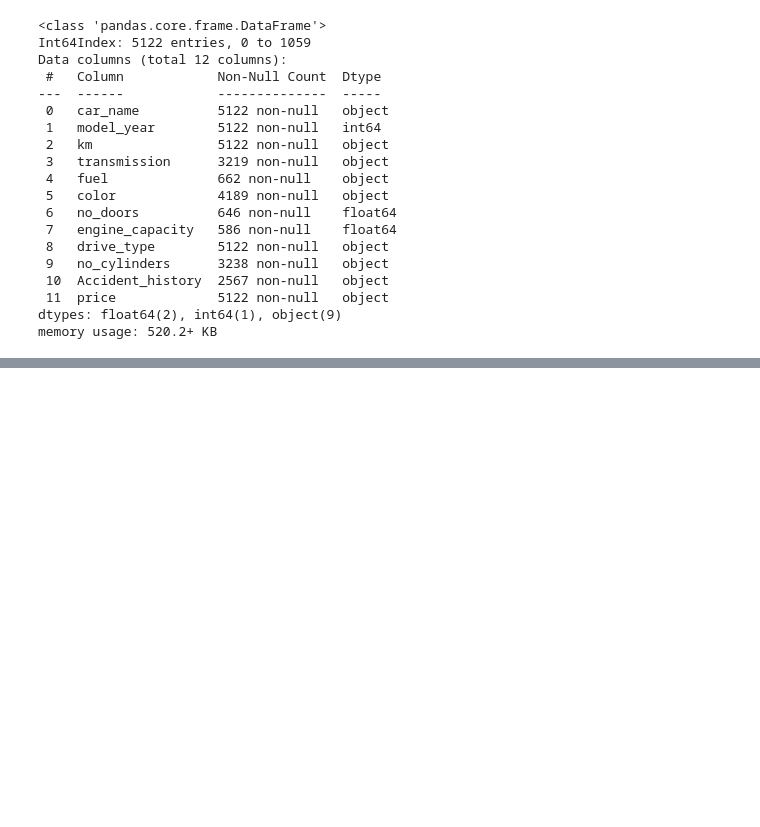
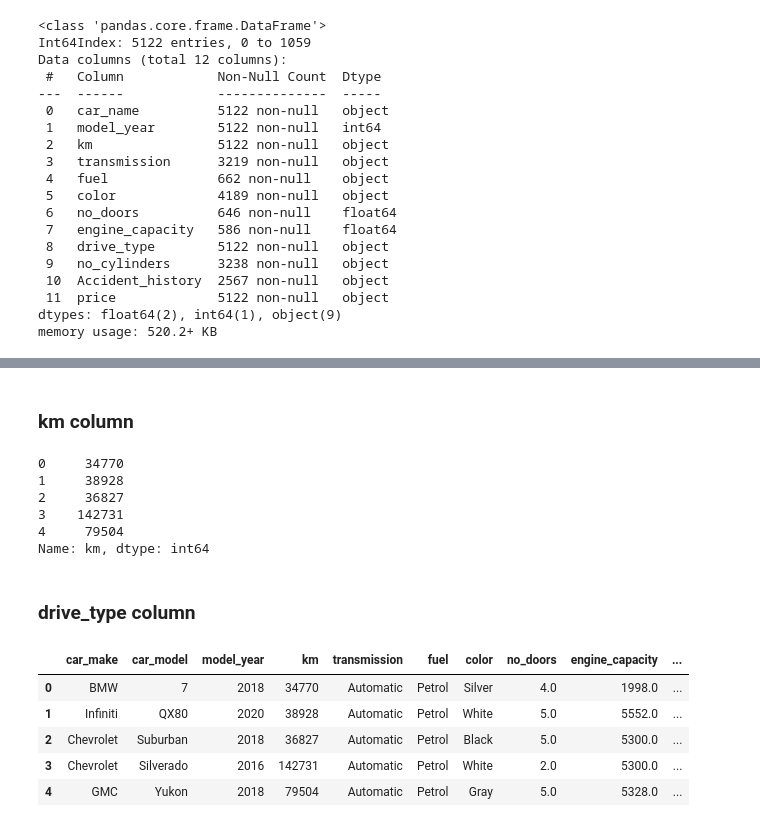
Before and after one commit to YousefAlotaibi/saudi_used_cars_price_prediciton, a Jupyter notebook: data/DataCleaning.ipynb, the cells around one changed output, grey strips where cells are left out. Drawn from its saved outputs; the diff is of its cells as text; code cells hidden in the pictures; blank space fills up the shorter version.

```diff
--- a/data/DataCleaning.ipynb
+++ b/data/DataCleaning.ipynb
@@ -84,0 +199,16 @@ memory usage: 520.2+ KB
+# %%
+# Renaming wrong/missing values in car_name
+cars['car_make'] = cars['car_make'].str.replace('Land','Land Rover', regex=True)
+cars['car_make'] = cars['car_make'].str.replace('Camry','Toyota', regex=True)
+cars['car_make'] = cars['car_make'].str.replace('CS85','Changan', regex=True)
+cars['car_make'] = cars['car_make'].str.replace('Rav4','Toyota', regex=True)
+cars['car_make'] = cars['car_make'].str.replace('Hilux','Toyota', regex=True)
+cars['car_make'] = cars['car_make'].str.replace('Highlander','Toyota', regex=True)
+cars['car_make'] = cars['car_make'].str.replace('Yukon','GMC', regex=True)
+cars['car_make'] = cars['car_make'].str.replace('Sonata','Hyundai', regex=True)
+cars['car_make'] = cars['car_make'].str.replace('Accent','Hyundai', regex=True)
+cars['car_make'] = cars['car_make'].str.replace('Azera','Hyundai', regex=True)
+# %%
+# removing car_make with value count less than 5
+cars = cars.groupby('car_make').filter(lambda x : len(x)>4)
+cars['car_make'].value_counts()
@@ -84,0 +233,24 @@ memory usage: 520.2+ KB
+# %% [markdown]
+### km column
+# %%
+cars['km'] = cars.km.apply(lambda x: int(re.sub("[^z0-9]","",x)))
+cars['km'].head()
+# %% [output]
+0     34770
+1     38928
+2     36827
+3    142731
+4     79504
+Name: km, dtype: int64
+# %% [markdown]
+### drive_type column
+# %%
+cars['drive_type'] = cars.drive_type.apply(lambda x: x.replace("\n", ""))
+cars.head()
+# %% [output]
+|  | car_make | car_model | model_year | km | transmission | fuel | color | no_doors | engine_capacity | ... |
+| 0 | BMW | 7 | 2018 | 34770 | Automatic | Petrol | Silver | 4.0 | 1998.0 | ... |
+| 1 | Infiniti | QX80 | 2020 | 38928 | Automatic | Petrol | White | 5.0 | 5552.0 | ... |
+| 2 | Chevrolet | Suburban | 2018 | 36827 | Automatic | Petrol | Black | 5.0 | 5300.0 | ... |
+| 3 | Chevrolet | Silverado | 2016 | 142731 | Automatic | Petrol | White | 2.0 | 5300.0 | ... |
+| 4 | GMC | Yukon | 2018 | 79504 | Automatic | Petrol | Gray | 5.0 | 5328.0 | ... |
```
Also changed, not shown: parts of 22 cells of this notebook, 1 other file.
